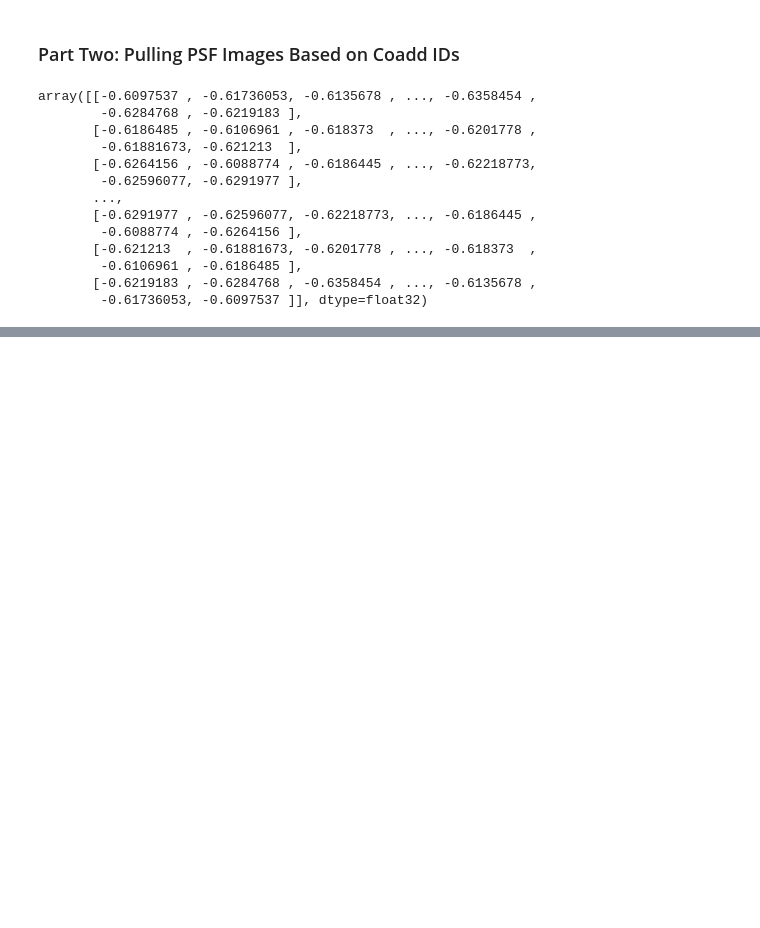
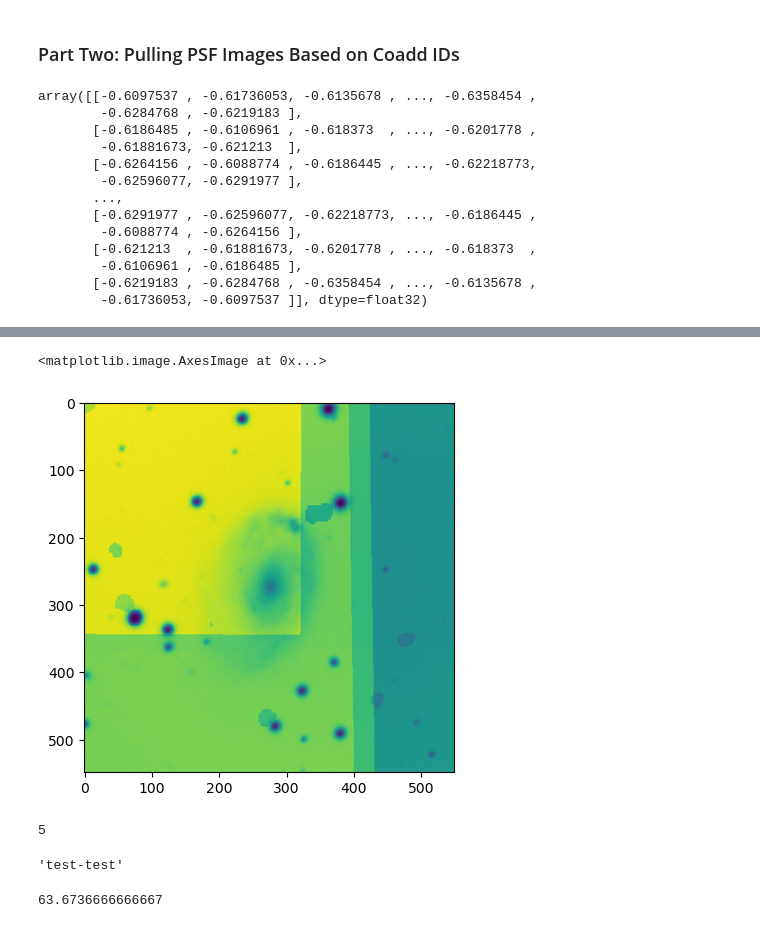
Before and after one commit to gammaspire/wisesize, a Jupyter notebook: unwise_PSFs/pulling_unwise_psfs.ipynb, the cells around one changed output, grey strips where cells are left out. Drawn from its saved outputs; the diff is of its cells as text; code cells hidden in the pictures; blank space fills up the shorter version.

```diff
--- a/unwise_PSFs/pulling_unwise_psfs.ipynb
+++ b/unwise_PSFs/pulling_unwise_psfs.ipynb
@@ -131,3 +131,5 @@ array([[-0.6097537 , -0.61736053, -0.6135678 , ..., -0.6358454 ,
 
 #I could probably take each filename, append '-PSF-W3.fits', and proceed from there.
 #e.g., SGA2025_J090.6918+60.5232-PSF-W3.fits
+# %%
+f=fits.open(homedir+'/SGA2025_J090.8167+57.5125.fits')
@@ -133,0 +157,5 @@ array([[-0.6097537 , -0.61736053, -0.6135678 , ..., -0.6358454 ,
+# %%
+plt.imshow(f[1].data[0])
+# %% [output]
+<matplotlib.image.AxesImage at 0x...>
+[figure, added]
@@ -133,0 +164,9 @@ array([[-0.6097537 , -0.61736053, -0.6135678 , ..., -0.6358454 ,
+# %%
+f='test-im-{bandpass}.fits'
+f.find('im')
+# %% [output]
+5
+# %%
+f.replace(f[5:],'test')
+# %% [output]
+'test-test'
@@ -133,0 +178,4 @@ array([[-0.6097537 , -0.61736053, -0.6135678 , ..., -0.6358454 ,
+# %%
+head['CRVAL2']
+# %% [output]
+63.6736666666667
```
Also changed, not shown: parts of 6 cells of this notebook, 6 other files.
